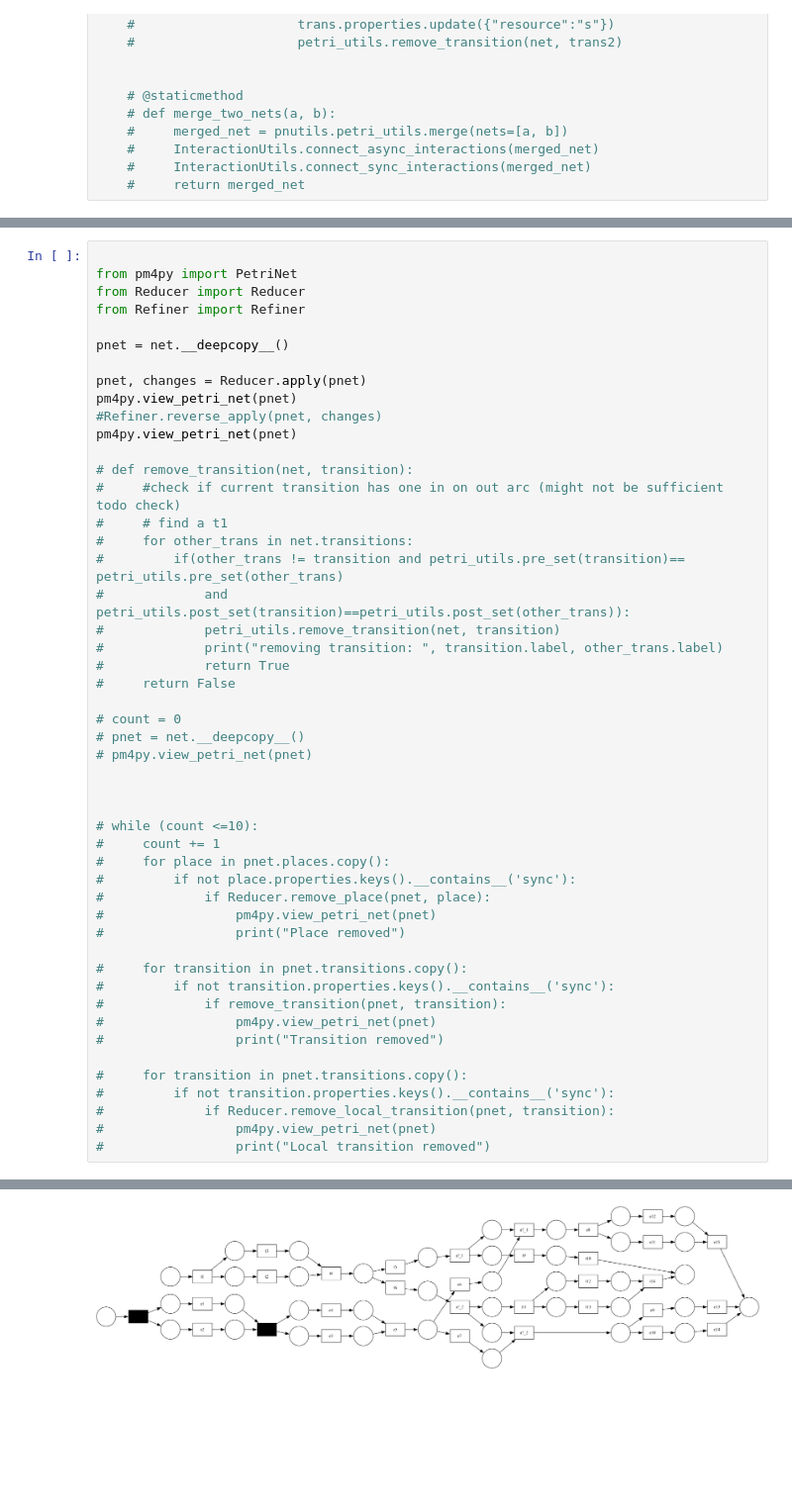
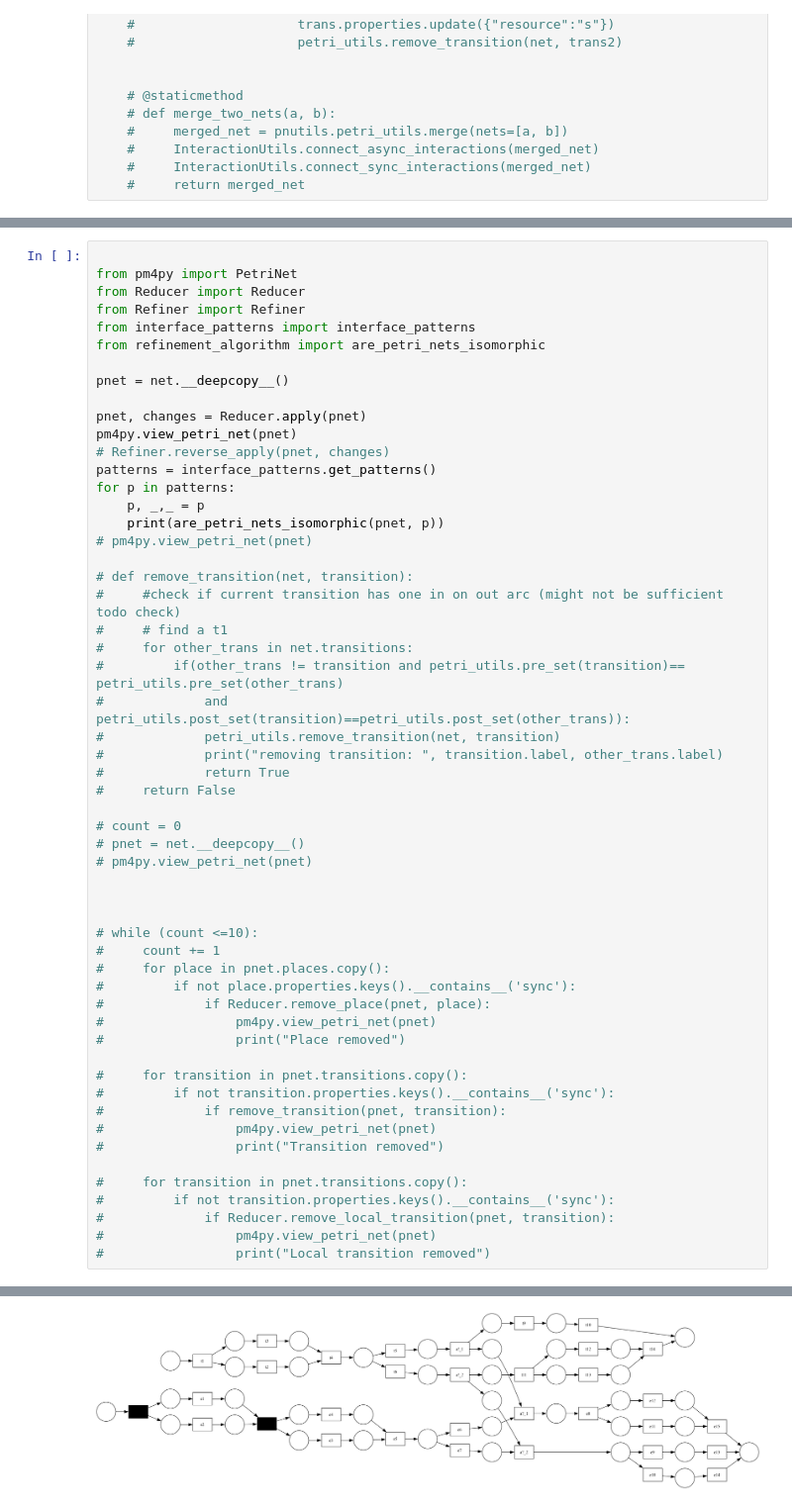
Before and after one commit to philippeichhorn20/Multi-Agent-Process-Discovery, a Jupyter notebook: backend/notebook.ipynb, the cells around one changed output, grey strips where cells are left out. Shown at 99% size. Drawn from its saved outputs; the diff is of its cells as text; blank space fills up the shorter version.

```diff
--- a/backend/notebook.ipynb
+++ b/backend/notebook.ipynb
@@ -64,13 +64,19 @@ pm4py.view_petri_net(net)
 from pm4py import PetriNet
 from Reducer import Reducer
 from Refiner import Refiner
+from interface_patterns import interface_patterns
+from refinement_algorithm import are_petri_nets_isomorphic
 
 pnet = net.__deepcopy__()
 
 pnet, changes = Reducer.apply(pnet)
 pm4py.view_petri_net(pnet)
-#Refiner.reverse_apply(pnet, changes)
-pm4py.view_petri_net(pnet)
+# Refiner.reverse_apply(pnet, changes)
+patterns = interface_patterns.get_patterns()
+for p in patterns:
+    p, _,_ = p
+    print(are_petri_nets_isomorphic(pnet, p))
+# pm4py.view_petri_net(pnet)
 
 # def remove_transition(net, transition):
 #     #check if current transition has one in on out arc (might not be sufficient todo check)
@@ -83,31 +89,31 @@ pm4py.view_petri_net(pnet)
 #             return True
 #     return False
 
 # count = 0
 # pnet = net.__deepcopy__()
 # pm4py.view_petri_net(pnet)
 
 
 
 # while (count <=10):
 #     count += 1
 #     for place in pnet.places.copy():
 #         if not place.properties.keys().__contains__('sync'):
 #             if Reducer.remove_place(pnet, place):
 #                 pm4py.view_petri_net(pnet)
 #                 print("Place removed")
 
 #     for transition in pnet.transitions.copy():
 #         if not transition.properties.keys().__contains__('sync'):
 #             if remove_transition(pnet, transition):
 #                 pm4py.view_petri_net(pnet)
 #                 print("Transition removed")
 
 #     for transition in pnet.transitions.copy():
 #         if not transition.properties.keys().__contains__('sync'):
 #             if Reducer.remove_local_transition(pnet, transition):
 #                 pm4py.view_petri_net(pnet)
 #                 print("Local transition removed")
 # %% [output]
 count:  0
-[figure, old version]
+[figure, new version]
```
Also changed, not shown: parts of 2 cells of this notebook, 2 other files.
